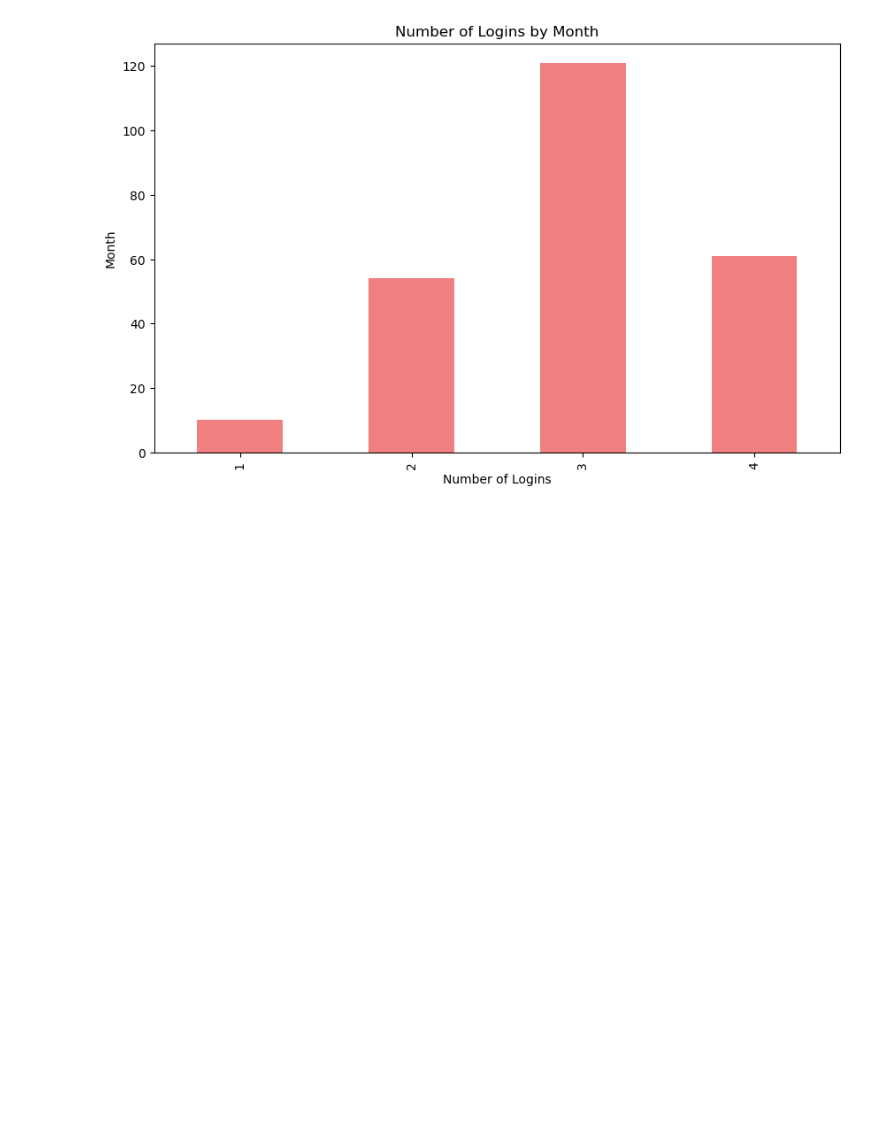
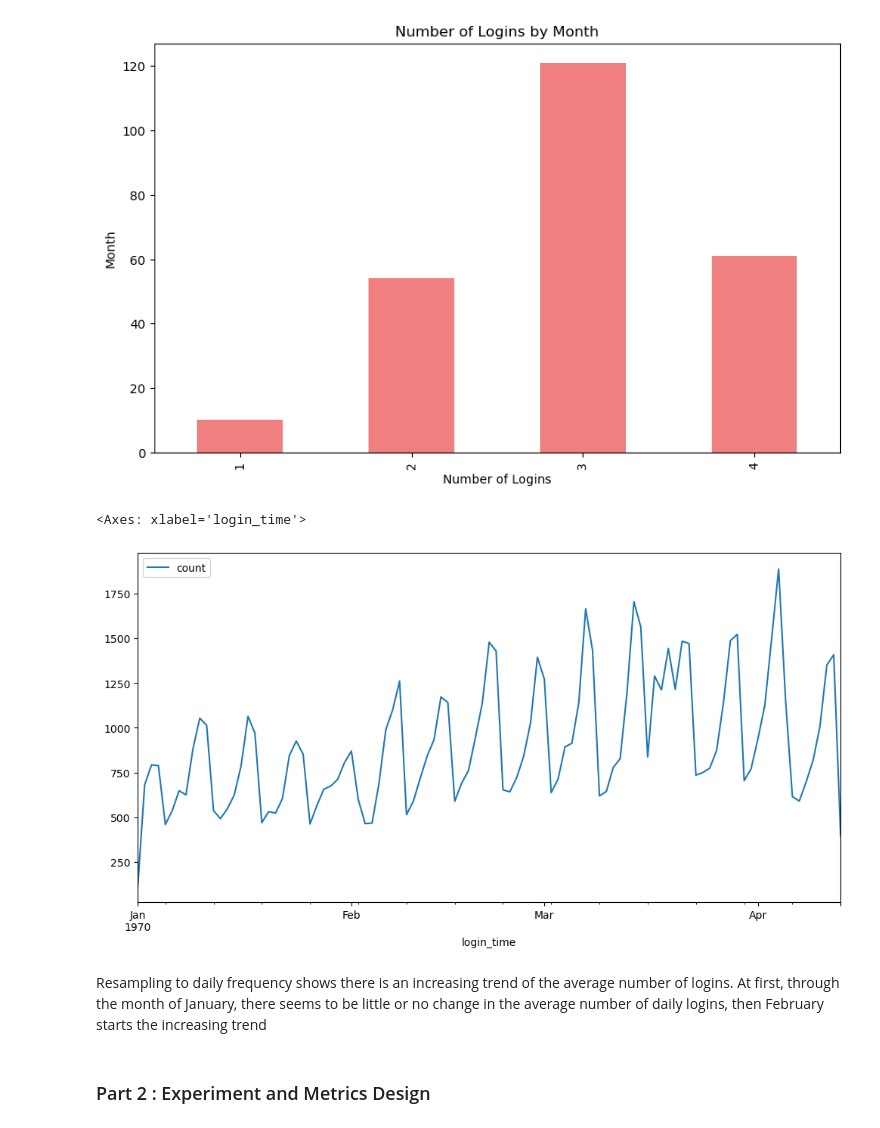
Before and after one commit to sabheen9/ultimate_challenge, a Jupyter notebook: Ultimate.ipynb, the cells around one changed output. Drawn from its saved outputs; the diff is of its cells as text; code cells hidden in the pictures; blank space fills up the shorter version.

```diff
--- a/Ultimate.ipynb
+++ b/Ultimate.ipynb
@@ -190,3 +192,14 @@ plt.show()
 1     10
 Name: month, dtype: int64
 [figure]
+# %%
+#resample to daily frequency
+df_day = logins.resample('1D').sum()
+df_day.plot(kind='line',figsize=(12,6))
+# %% [output]
+<Axes: xlabel='login_time'>
+[figure, added]
+# %% [markdown]
+Resampling to daily frequency shows there is an increasing trend of the average number of logins. At first, through the month of January, there seems to be little or no change in the average number of daily logins, then February starts the increasing trend
+# %% [markdown]
+### Part 2 : Experiment and Metrics Design
```
Also changed, not shown: parts of 5 cells of this notebook.
